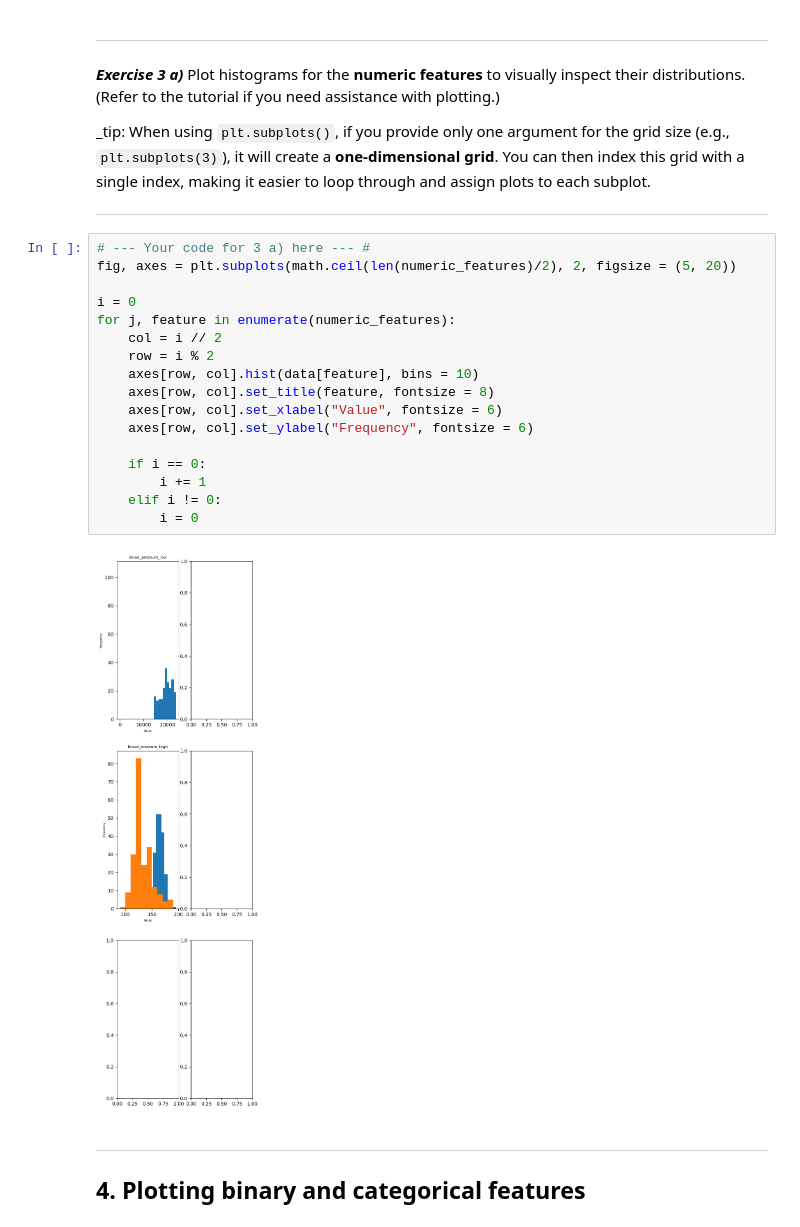
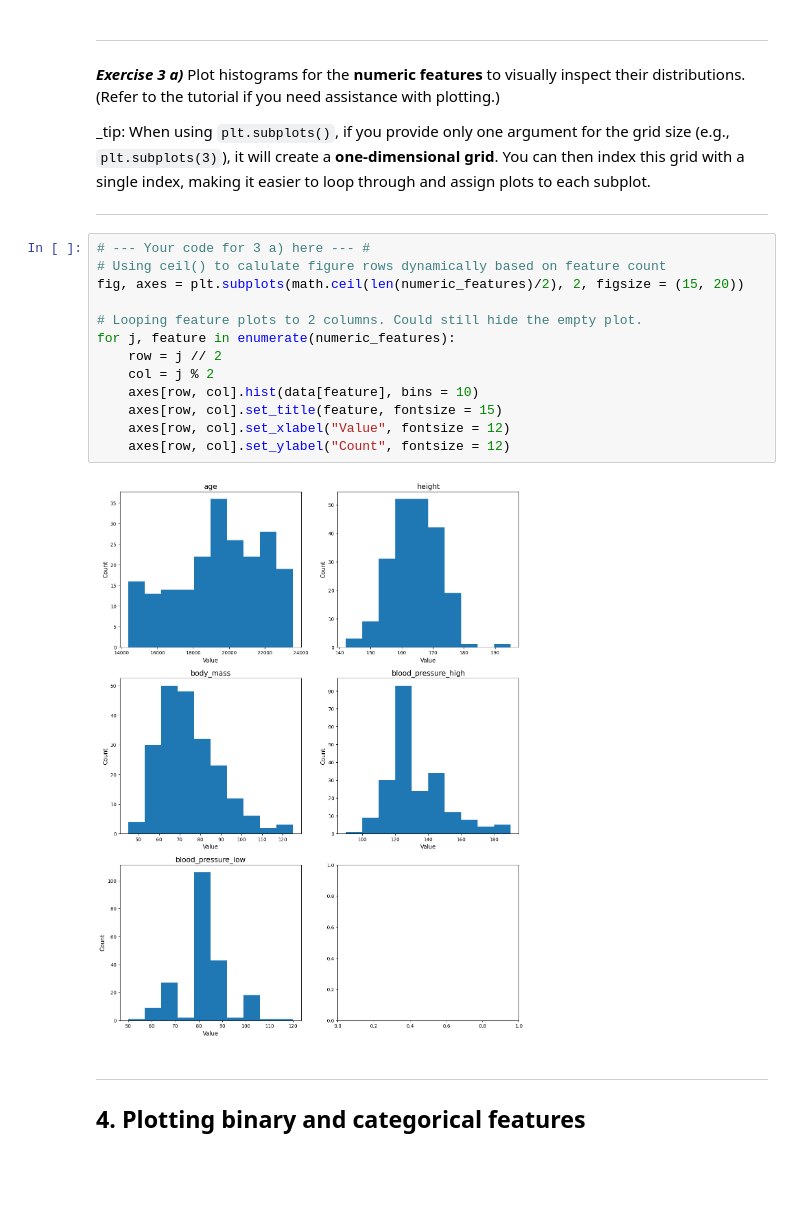
Before and after one commit to arttusamuel/dakd-2024, a Jupyter notebook: your_name_here_DAKD_2024_exercise_1.ipynb, the cells around one changed output. Saved outputs shown, nothing was run; the diff lists cells and outputs as text; blank space fills up the shorter version.

```diff
--- a/your_name_here_DAKD_2024_exercise_1.ipynb
+++ b/your_name_here_DAKD_2024_exercise_1.ipynb
@@ -436,23 +436,19 @@ _tip: When using `plt.subplots()`, if you provide only one argument for the grid
 ---
 # %%
 # --- Your code for 3 a) here --- #
-fig, axes = plt.subplots(math.ceil(len(numeric_features)/2), 2, figsize = (5, 20))
+# Using ceil() to calulate figure rows dynamically based on feature count
+fig, axes = plt.subplots(math.ceil(len(numeric_features)/2), 2, figsize = (15, 20))
 
-i = 0
+# Looping feature plots to 2 columns. Could still hide the empty plot.
 for j, feature in enumerate(numeric_features):
-    col = i // 2
-    row = i % 2
+    row = j // 2
+    col = j % 2
     axes[row, col].hist(data[feature], bins = 10)
-    axes[row, col].set_title(feature, fontsize = 8)
-    axes[row, col].set_xlabel("Value", fontsize = 6)
-    axes[row, col].set_ylabel("Frequency", fontsize = 6)
-
-    if i == 0:
-        i += 1
-    elif i != 0:
-        i = 0
+    axes[row, col].set_title(feature, fontsize = 15)
+    axes[row, col].set_xlabel("Value", fontsize = 12)
+    axes[row, col].set_ylabel("Count", fontsize = 12)
 # %% [output]
-[figure, old version]
+[figure, new version]
 # %% [markdown]
 _______
 ## 4. Plotting binary and categorical features
```
